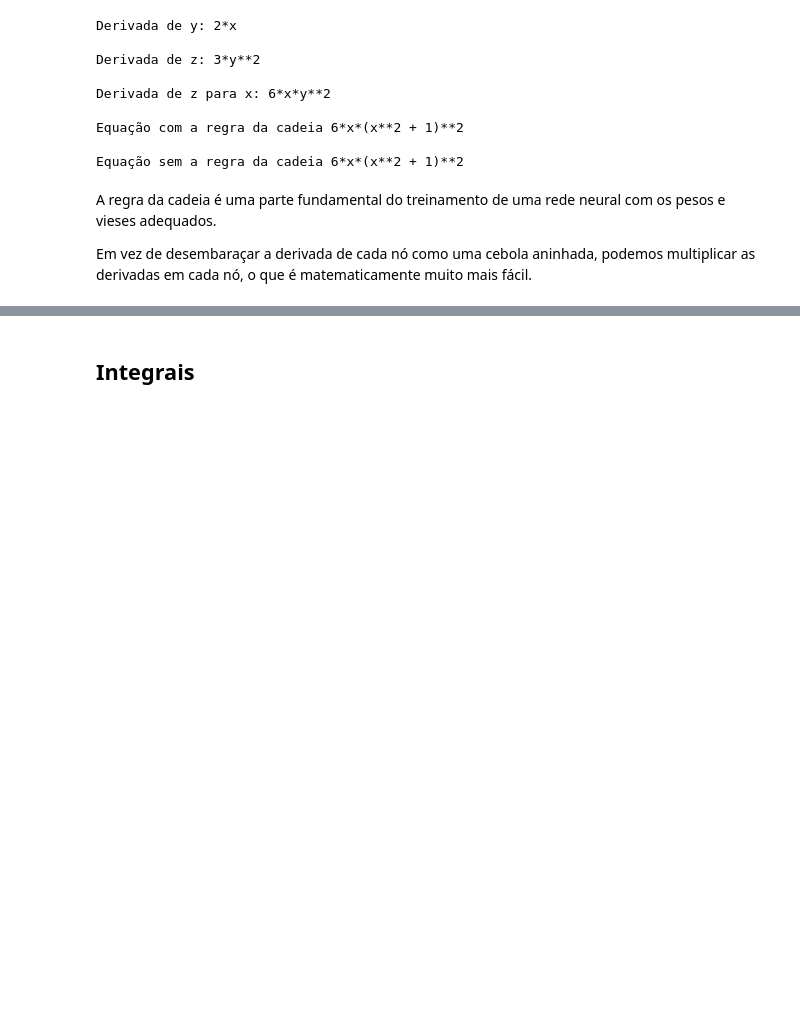
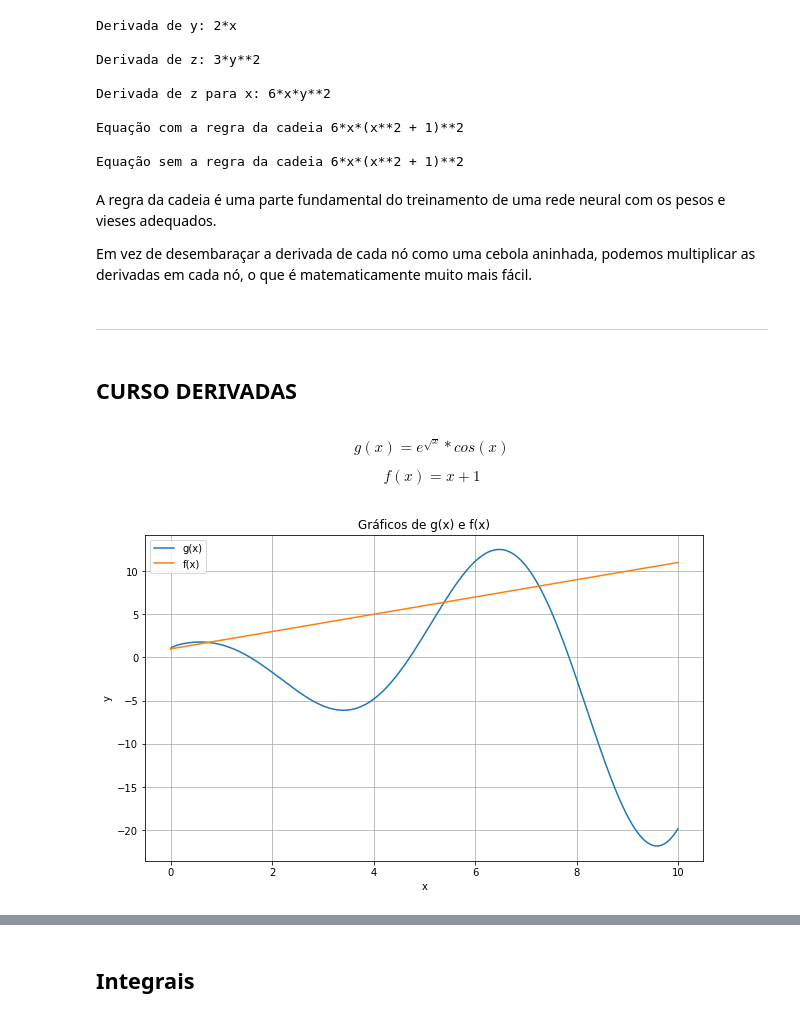
Before and after one commit to FranciscoFoz/math-stats-training, a Jupyter notebook: Matemática/matematica_basica.ipynb, the cells around one changed output, grey strips where cells are left out. Cells and saved outputs as stored; diff of their text form; code cells hidden in the pictures; blank space fills up the shorter version.

Commit message:
Init curso derivadas

```diff
--- a/Matemática/matematica_basica.ipynb
+++ b/Matemática/matematica_basica.ipynb
@@ -767,3 +767,38 @@ e vieses adequados.
 Em vez de desembaraçar a derivada de cada nó como uma cebola
 aninhada, podemos multiplicar as derivadas em cada nó, o que é matematicamente muito
 mais fácil.
+# %% [markdown]
+---
+# %% [markdown]
+## CURSO DERIVADAS
+# %% [markdown]
+$$ g(x) = e^{\sqrt{x}}*cos(x) $$
+
+$$ f(x) = x + 1 $$
+# %%
+import numpy as np
+import matplotlib.pyplot as plt
+
+def g(x):
+    return np.exp(np.sqrt(x)) * np.cos(x)
+
+def f(x):
+    return x + 1
+
+x = np.linspace(0, 10, 1000)
+
+y_g = g(x)
+y_f = f(x)
+
+# Plotando os gráficos
+plt.figure(figsize=(10, 6))
+plt.plot(x, y_g, label='g(x)')
+plt.plot(x, y_f, label='f(x)')
+plt.xlabel('x')
+plt.ylabel('y')
+plt.title('Gráficos de g(x) e f(x)')
+plt.legend()
+plt.grid(True)
+plt.show()
+# %% [output]
+[figure, added]
```
Also changed, not shown: parts of 8 cells of this notebook.
